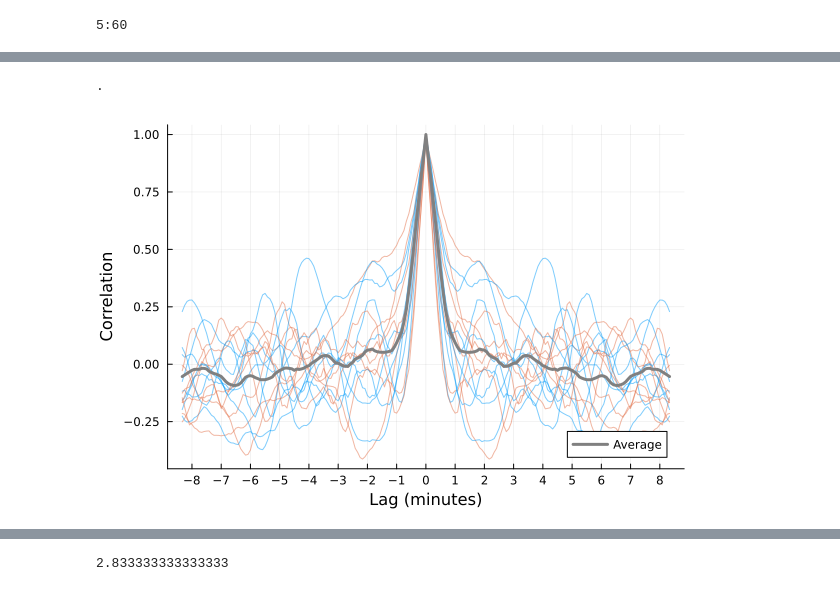
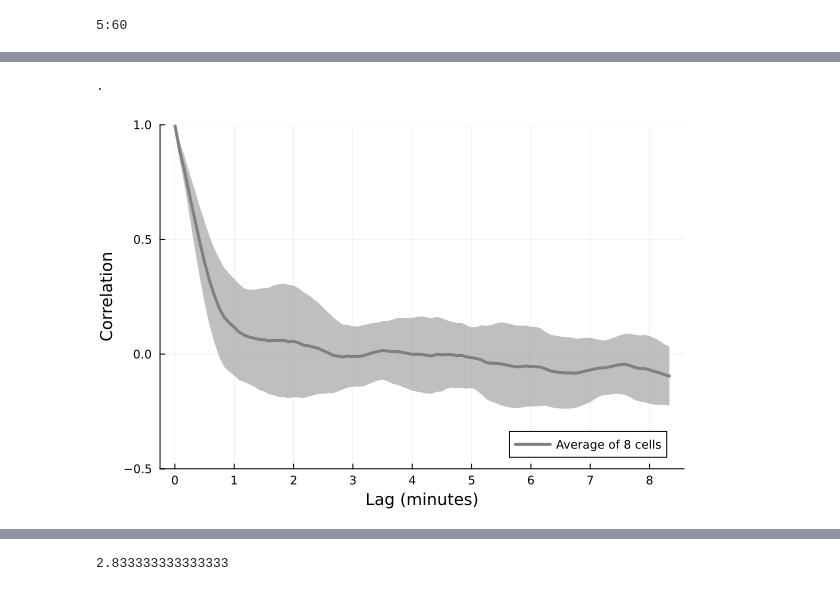
Before and after one commit to crockeraw/PolarityProject, a Jupyter notebook: proj/fig4-patchDynamics/notebooks/crosscorrelation-of-sites.ipynb, the cells around one changed output, grey strips where cells are left out. Cells and saved outputs as stored; diff of their text form; code cells hidden in the pictures.

```diff
--- a/proj/fig4-patchDynamics/notebooks/crosscorrelation-of-sites.ipynb
+++ b/proj/fig4-patchDynamics/notebooks/crosscorrelation-of-sites.ipynb
@@ -92,0 +128,24 @@ plot!(t_cor, ac2, x_ticks=-8:1:8, alpha=0.5, label=false, color=2)
+# %%
+dir = "../movies-Pak1-GFP/2024_07_08-PolProbeMovies/2patch/"
+wt_files = readdir(dir)
+plot(ylabel="Correlation", xlabel="Lag (minutes)",
+    legend=:bottomright, size=(600,400))
+all_cor = zeros(101, length(wt_files))
+t_cor = range(0,100)*(5/60)
+n = 0
+for f in wt_files
+    patches = mask_site("$dir$f", n_sites=2)
+    patch1 = patches[:,:,:,1]
+    patch2 = patches[:,:,:,2]
+    max_patch1 = maximum(patch1, dims=(1,2))[1,1,:]
+    max_patch2 = maximum(patch2, dims=(1,2))[1,1,:]
+    times_max1 = crop_times(max_patch1, 15*(60/5), 0.5)
+    times_max2 = crop_times(max_patch2, 15*(60/5), 0.5)
+    crop1 = max_patch1[max(times_max1, times_max2)]
+    crop2 = max_patch2[max(times_max1, times_max2)]
+    cor2 = crosscor(crop2, crop2, 0:100)
+    n+=1
+    all_cor[:,n] = cor2
+end
+stdev = std(all_cor, dims=2)
+plot!(t_cor, mean(all_cor, dims=2), ribbon=stdev, x_ticks=0:8, linewidth=3, color=2, alpha=1, label="Average of $(Int(n)) cells", ylim=(-0.5,1))
@@ -93,34 +155,32 @@ plot!(t_cor, ac2, x_ticks=-8:1:8, alpha=0.5, label=false, color=2)
 # %%
 dir = "../movies-Pak1-GFP/2024_07_08-PolProbeMovies/2patch/"
 wt_files = readdir(dir)
 plot(ylabel="Correlation", xlabel="Lag (minutes)",
     legend=:bottomright, size=(600,400))
-all_ac = zeros(201)
-t_cor = range(-100,100)*(5/60)
+all_cor = zeros(101, length(wt_files)*2)
+t_cor = range(0,100)*(5/60)
 n = 0
 for f in wt_files
     patches = mask_site("$dir$f", n_sites=2)
     patch1 = patches[:,:,:,1]
     patch2 = patches[:,:,:,2]
     max_patch1 = maximum(patch1, dims=(1,2))[1,1,:]
     max_patch2 = maximum(patch2, dims=(1,2))[1,1,:]
     times_max1 = crop_times(max_patch1, 15*(60/5), 0.5)
     times_max2 = crop_times(max_patch2, 15*(60/5), 0.5)
     crop1 = max_patch1[max(times_max1, times_max2)]
     crop2 = max_patch2[max(times_max1, times_max2)]
-    ac1 = crosscor(crop1, crop1, -100:100)
-    ac2 = crosscor(crop2, crop2, -100:100)
-    all_ac += ac1
-    #all_ac += ac2
-    n+=1
-    plot!(t_cor, ac1, x_ticks=-8:1:8, alpha=0.5, label=false, color=1)
-    plot!(t_cor, ac2, x_ticks=-8:1:8, alpha=0.5, label=false, color=2)
+    cor1 = crosscor(crop1, crop1, 0:100)
+    cor2 = crosscor(crop2, crop2, 0:100)
+    all_cor[:,n+1] = cor1
+    all_cor[:,n+2] = cor2
+    n+=2
 end
-
-plot!(t_cor, all_ac./(n), x_ticks=-8:1:8, linewidth=3, color="grey", alpha=1, label="Average")
+stdev = std(all_cor, dims=2)
+plot!(t_cor, mean(all_cor, dims=2), ribbon=stdev, x_ticks=0:8, linewidth=3, color="grey", alpha=1, label="Average of $(Int(n/2)) cells", ylim=(-0.5,1))
 # %% [output]
 .
-[figure, old version]
+[figure, new version]
 # %%
 dir = "../movies-Pak1-GFP/2024_07_08-PolProbeMovies/2patch/"
 wt_files = readdir(dir)
```
Also changed, not shown: parts of 9 cells of this notebook.
